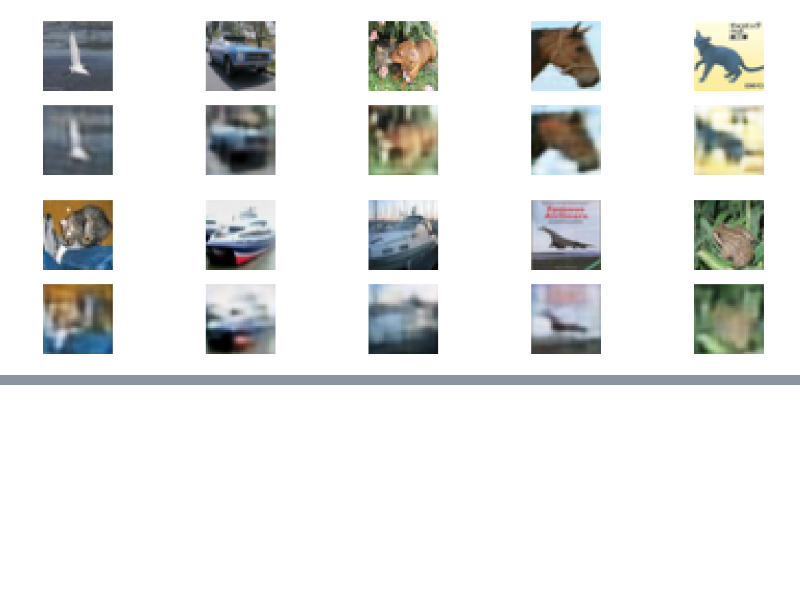
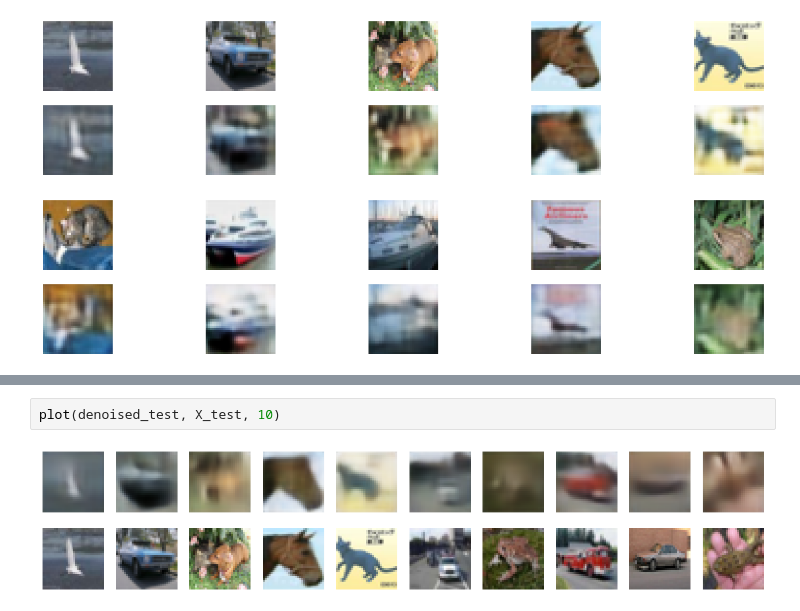
Before and after one commit to HyperPotatoNeo/Deep-learning-experiments-with-umap, a Jupyter notebook: AE vs UMAP_ Cifar10.ipynb, the cells around one changed output, grey strips where cells are left out. Cells and saved outputs as stored; diff of their text form; blank space fills up the shorter version.

```diff
--- a/AE vs UMAP_ Cifar10.ipynb
+++ b/AE vs UMAP_ Cifar10.ipynb
@@ -257,0 +328,4 @@ plot(X_test, test_reconstructed, 5)
+# %%
+plot(denoised_test, X_test, 10)
+# %% [output]
+[figure, added]
```
Also changed, not shown: parts of 12 cells of this notebook.
